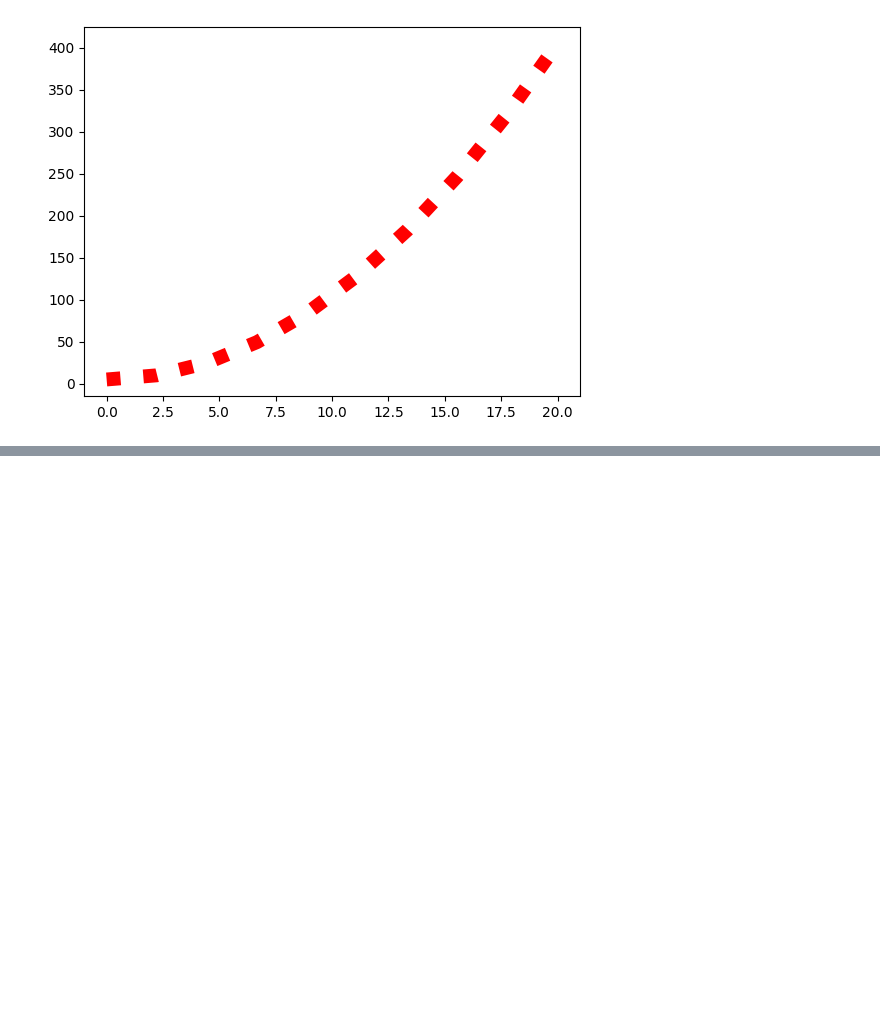
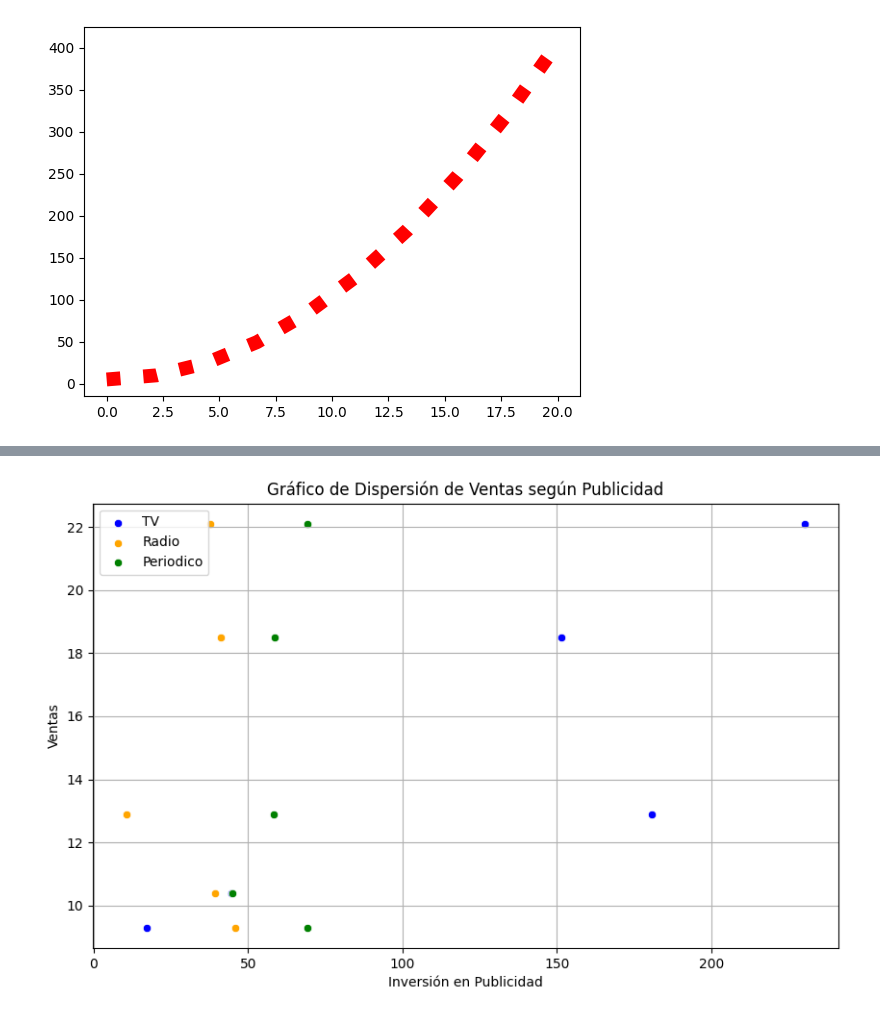
Before and after one commit to Marru73/Ejercicios-Python, a Jupyter notebook: CERTIFICADO IBM/Pruebas_Ibm.ipynb, the cells around one changed output, grey strips where cells are left out. Cells and saved outputs as stored; diff of their text form; code cells hidden in the pictures; blank space fills up the shorter version.

```diff
--- a/CERTIFICADO IBM/Pruebas_Ibm.ipynb
+++ b/CERTIFICADO IBM/Pruebas_Ibm.ipynb
@@ -431,0 +487,15 @@ plt.show()
+# %%
+plt.figure(figsize=(10, 6))
+sns.scatterplot(data=df, x='TV', y='Ventas', color='blue', label='TV')
+sns.scatterplot(data=df, x='Radio', y='Ventas', color='orange', label='Radio')
+sns.scatterplot(data=df, x='Periodico', y='Ventas', color='green', label='Periodico')
+
+# Añadir etiquetas y título
+plt.title('Gráfico de Dispersión de Ventas según Publicidad')
+plt.xlabel('Inversión en Publicidad')
+plt.ylabel('Ventas')
+plt.legend()
+plt.grid()
+plt.show()
+# %% [output]
+[figure, added]
```
Also changed, not shown: parts of 4 cells of this notebook, 1 other file.
